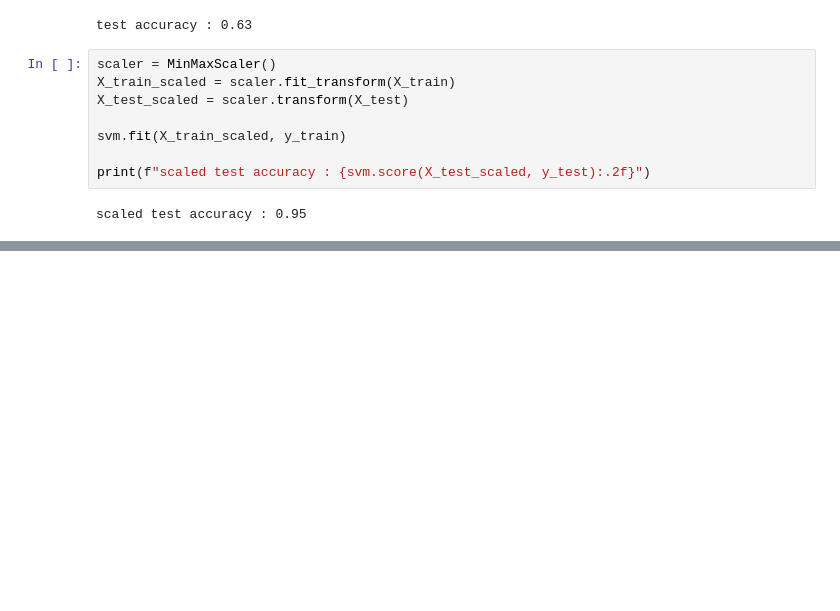
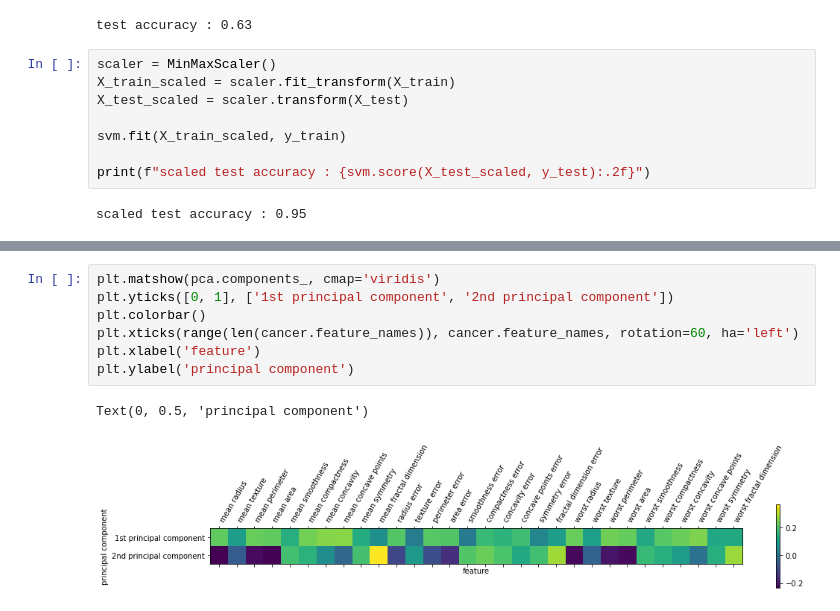
Before and after one commit to whybechoi/intro_ml_with_python, a Jupyter notebook: 3. unsupervised learning.ipynb, the cells around one changed output, grey strips where cells are left out. Saved outputs shown, nothing was run; the diff lists cells and outputs as text; blank space fills up the shorter version.

```diff
--- a/3. unsupervised learning.ipynb
+++ b/3. unsupervised learning.ipynb
@@ -207,0 +295,10 @@ scaled test accuracy : 0.97
+# %%
+plt.matshow(pca.components_, cmap='viridis')
+plt.yticks([0, 1], ['1st principal component', '2nd principal component'])
+plt.colorbar()
+plt.xticks(range(len(cancer.feature_names)), cancer.feature_names, rotation=60, ha='left')
+plt.xlabel('feature')
+plt.ylabel('principal component')
+# %% [output]
+Text(0, 0.5, 'principal component')
+[figure, added]
```
Also changed, not shown: parts of 15 cells of this notebook.
